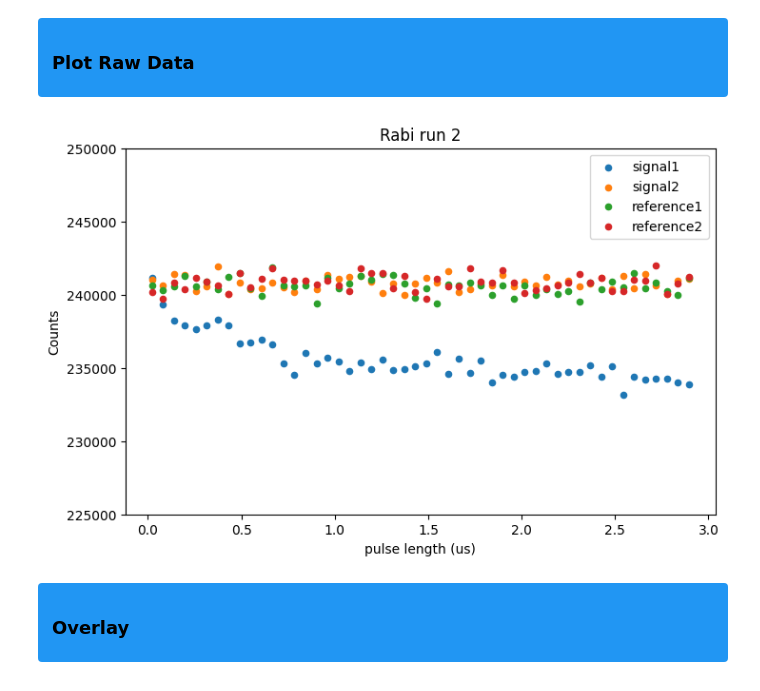
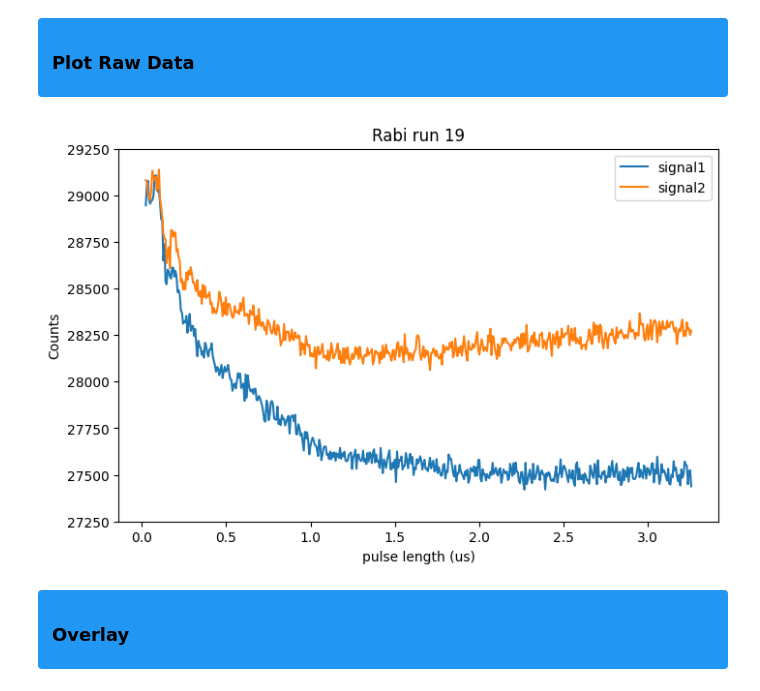
Before and after one commit to jeree-m/qick-dawg, a Jupyter notebook: jupyter_notebooks/rabi_analysis.ipynb, the cells around one changed output. Cells and saved outputs as stored; diff of their text form; code cells hidden in the pictures.

```diff
--- a/jupyter_notebooks/rabi_analysis.ipynb
+++ b/jupyter_notebooks/rabi_analysis.ipynb
@@ -154,13 +155,14 @@ print(list(rabi_runs.keys()))
 <h3 style="color:black; margin:0;"> Plot Raw Data</h3>
 </div>
 # %%
-run_num = 2;
+run_num = 19;
 #plot_rabi_run(rabi_runs, run_num, ["signal1", "signal2", "reference1", "reference2", "diff"], style='scatter')
-plot_rabi_run(rabi_runs, run_num, ["signal1", "signal2", "reference1", "reference2"], style='scatter')
-plt.ylim(225000, 250000)
+#plot_rabi_run(rabi_runs, run_num, ["signal1", "signal2", "reference1", "reference2"], style='scatter')
+plot_rabi_run(rabi_runs, run_num, ["signal1", "signal2"], style='line')
+plt.ylim(27250, 29250)
 plt.show()
 # %% [output]
-[figure, old version]
+[figure, new version]
 # %% [markdown]
 <div style="background-color:#2196F3; padding:8px 14px; border-radius:4px;">
 <h3 style="color:black; margin:0;"> Overlay</h3>
```
Also changed, not shown: parts of 21 cells of this notebook.
